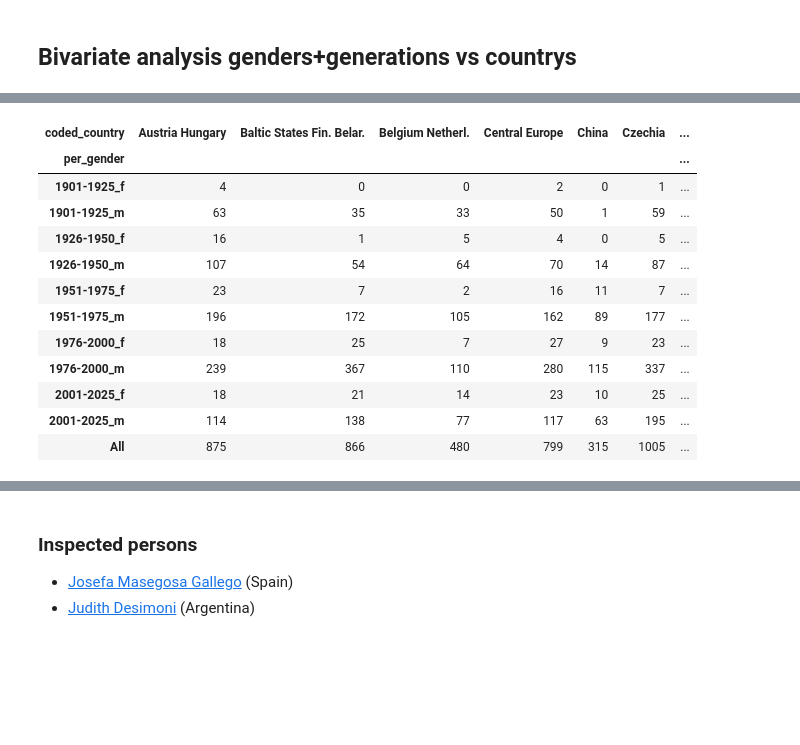
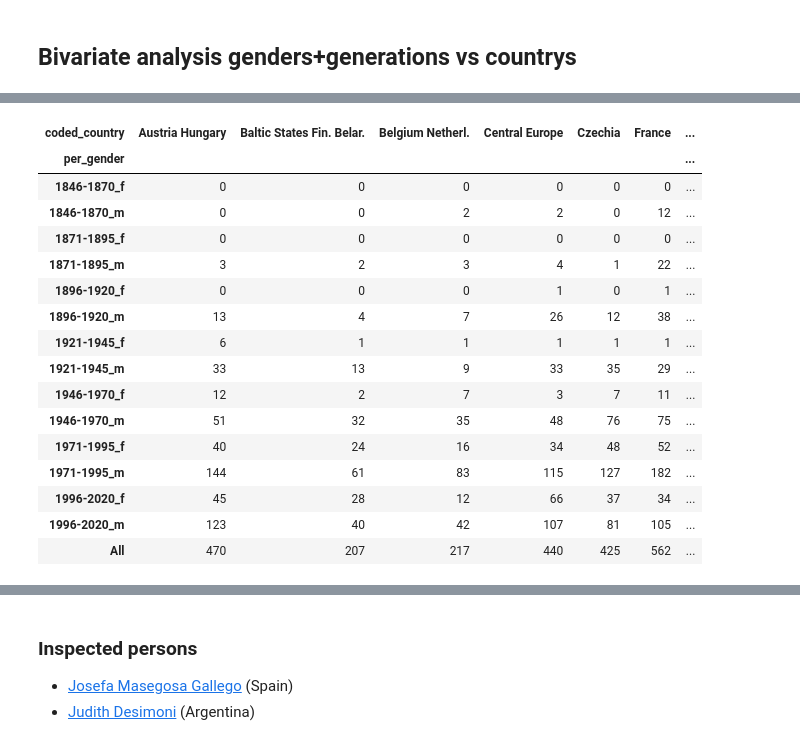
Before and after one commit to NicoSidler/LOD_NicoSidler, a Jupyter notebook: notebooks_jupyter/wikidata_exploration/da3-1_countries_bivariate_analysis.ipynb, the cells around one changed output, grey strips where cells are left out. Cells and saved outputs as stored; diff of their text form; code cells hidden in the pictures; blank space fills up the shorter version.

```diff
--- a/notebooks_jupyter/wikidata_exploration/da3-1_countries_bivariate_analysis.ipynb
+++ b/notebooks_jupyter/wikidata_exploration/da3-1_countries_bivariate_analysis.ipynb
@@ -275,10 +287,10 @@ df_pa['activityYear'] = df_pa.birthYear.apply(lambda x : int(x)+45)
 # %%
-df_pa = df_pa.drop([ 'periodsActivity'], axis=1)
+df_pa = df_pa.drop([ 'periods'], axis=1)
 # %%
 ### Create list of 25 years periods
 
 yr = df_pa.activityYear
 
-l_25 = list(range(min(yr), max(yr)+ 25, 25))
+l_25 = list(range(min(yr), max(yr), 25))
 print(l_25[:5],l_25[-5:], len(l_25)-1)
 # %% [output]
@@ -507,6 +513,3 @@ def code_gender_period(gender: str):
     else:
         output='m'
     return output
-# %%
-df_pa['per_gender']= df_pa.apply(lambda x: x.periodsActivity +'_'+ code_gender_period(x.gender), axis=1)
-df_pa.head(2)
@@ -516,0 +520,6 @@ df_pa.head(2)
+# %%
+df_pa['per_gender'] = df_pa.apply(
+    lambda x: str(x.periodsActivity) + '_' + str(code_gender_period(x.gender)),
+    axis=1
+)
+df_pa.head(2)
@@ -517,20 +530,34 @@ df_pa.head(2)
 # %%
 per_gender_vs_country=pd.crosstab(df_pa.per_gender, df_pa.coded_country, margins=True)
 per_gender_vs_country.iloc[6:]
+
+df_pa_no_nan = df_pa.dropna(subset=['periodsActivity'])
+
+per_gender_vs_country = pd.crosstab(
+    df_pa_no_nan['per_gender'],
+    df_pa_no_nan['coded_country'],
+    margins=True
+)
+
+per_gender_vs_country
 # %% [output]
-| coded_country | Austria Hungary | Baltic States Fin. Belar. | Belgium Netherl. | Central Europe | China | Czechia | ... |
+| coded_country | Austria Hungary | Baltic States Fin. Belar. | Belgium Netherl. | Central Europe | Czechia | France | ... |
 | per_gender |  |  |  |  |  |  | ... |
-| 1901-1925_f | 4 | 0 | 0 | 2 | 0 | 1 | ... |
-| 1901-1925_m | 63 | 35 | 33 | 50 | 1 | 59 | ... |
-| 1926-1950_f | 16 | 1 | 5 | 4 | 0 | 5 | ... |
-| 1926-1950_m | 107 | 54 | 64 | 70 | 14 | 87 | ... |
-| 1951-1975_f | 23 | 7 | 2 | 16 | 11 | 7 | ... |
-| 1951-1975_m | 196 | 172 | 105 | 162 | 89 | 177 | ... |
-| 1976-2000_f | 18 | 25 | 7 | 27 | 9 | 23 | ... |
-| 1976-2000_m | 239 | 367 | 110 | 280 | 115 | 337 | ... |
-| 2001-2025_f | 18 | 21 | 14 | 23 | 10 | 25 | ... |
-| 2001-2025_m | 114 | 138 | 77 | 117 | 63 | 195 | ... |
-| All | 875 | 866 | 480 | 799 | 315 | 1005 | ... |
+| 1846-1870_f | 0 | 0 | 0 | 0 | 0 | 0 | ... |
+| 1846-1870_m | 0 | 0 | 2 | 2 | 0 | 12 | ... |
+| 1871-1895_f | 0 | 0 | 0 | 0 | 0 | 0 | ... |
+| 1871-1895_m | 3 | 2 | 3 | 4 | 1 | 22 | ... |
+| 1896-1920_f | 0 | 0 | 0 | 1 | 0 | 1 | ... |
+| 1896-1920_m | 13 | 4 | 7 | 26 | 12 | 38 | ... |
+| 1921-1945_f | 6 | 1 | 1 | 1 | 1 | 1 | ... |
+| 1921-1945_m | 33 | 13 | 9 | 33 | 35 | 29 | ... |
+| 1946-1970_f | 12 | 2 | 7 | 3 | 7 | 11 | ... |
+| 1946-1970_m | 51 | 32 | 35 | 48 | 76 | 75 | ... |
+| 1971-1995_f | 40 | 24 | 16 | 34 | 48 | 52 | ... |
+| 1971-1995_m | 144 | 61 | 83 | 115 | 127 | 182 | ... |
+| 1996-2020_f | 45 | 28 | 12 | 66 | 37 | 34 | ... |
+| 1996-2020_m | 123 | 40 | 42 | 107 | 81 | 105 | ... |
+| All | 470 | 207 | 217 | 440 | 425 | 562 | ... |
 # %%
 ### Only mor recent periods
 observed = per_gender_vs_country.iloc[6:-1, :-1 ]
```
Also changed, not shown: parts of 38 cells of this notebook, 1 other file.
